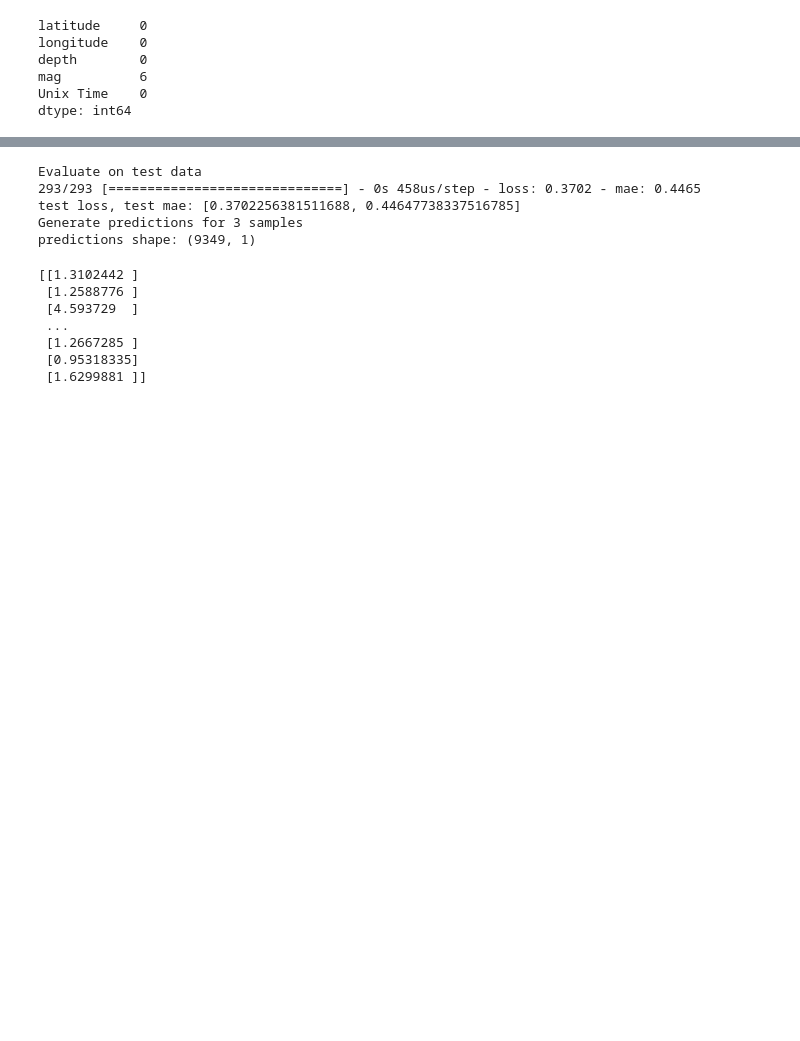
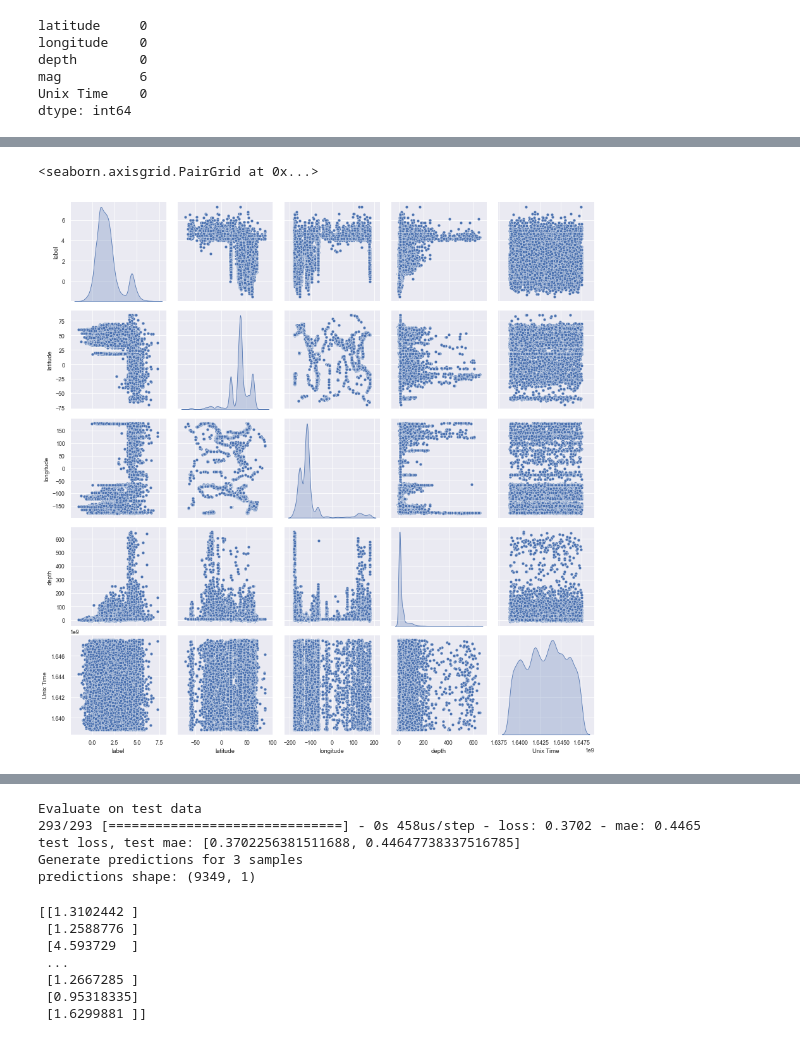
Before and after one commit to rromang/earthquake_modeling, a Jupyter notebook: notebooks/NN_mag copy.ipynb, the cells around one changed output, grey strips where cells are left out. Saved outputs shown, nothing was run; the diff lists cells and outputs as text; code cells hidden in the pictures; blank space fills up the shorter version.

```diff
--- a/notebooks/NN_mag.ipynb
+++ b/notebooks/NN_mag copy.ipynb
@@ -135,0 +128,9 @@ X_train, X_test, y_train, y_test = train_test_split(X, y, test_size=0.33, random
+# %%
+#https://www.tensorflow.org/tutorials/keras/regression
+train_dataset = cleaned_df_dropped.sample(frac=0.8, random_state=0)
+test_dataset = cleaned_df_dropped.drop(train_dataset.index)
+# %%
+sns.pairplot(train_dataset[['label', 'latitude', 'longitude', 'depth', 'Unix Time']], diag_kind='kde')
+# %% [output]
+<seaborn.axisgrid.PairGrid at 0x...>
+[figure, added]
```
Also changed, not shown: parts of 19 cells of this notebook, 3 other files.
